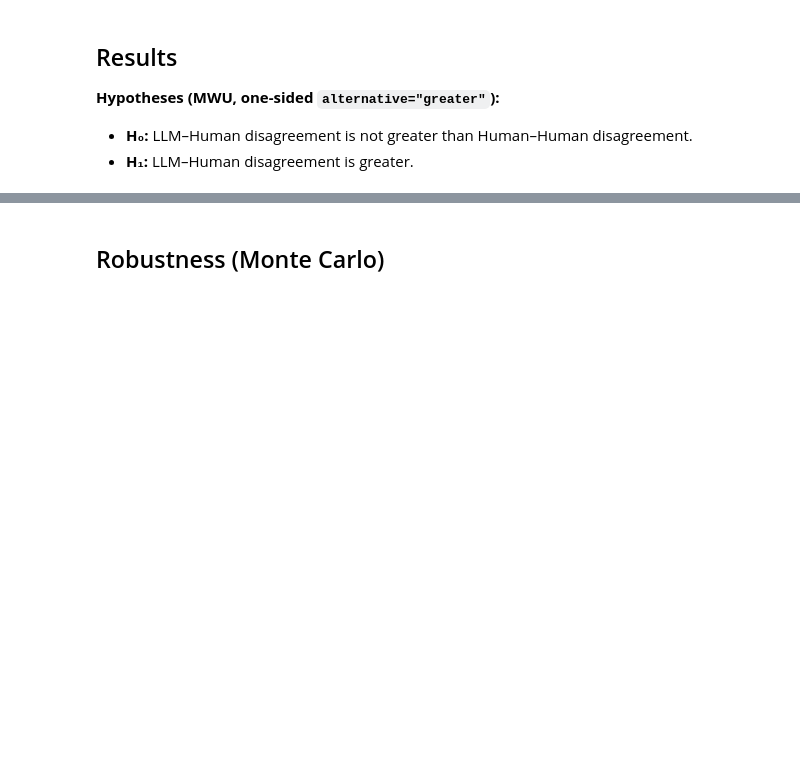
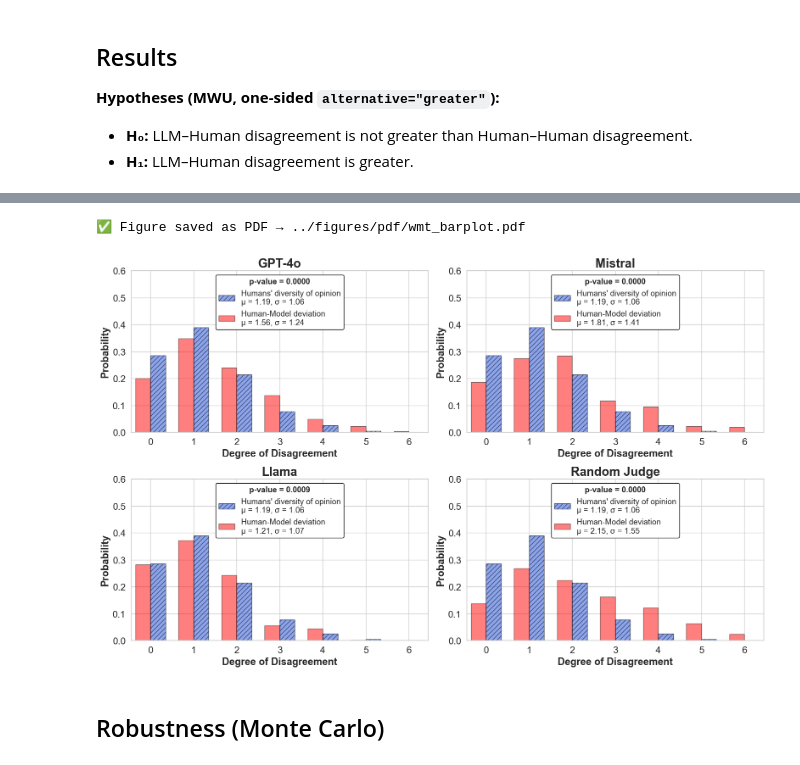
Before and after one commit to Ocean-code-1995/llm-judge-good-enough, a Jupyter notebook: benchmarks/wmt-human/src/analysis.ipynb, the cells around one changed output, grey strips where cells are left out. Saved outputs shown, nothing was run; the diff lists cells and outputs as text; code cells hidden in the pictures; blank space fills up the shorter version.

```diff
--- a/benchmarks/wmt-human/src/analysis.ipynb
+++ b/benchmarks/wmt-human/src/analysis.ipynb
@@ -159,10 +191,13 @@ print(f"RANDOM vs. Human: {round(random_human_pvalue, 4)}")
 # %%
 good_enough.plot_judges_grid(
     bins=np.arange(0, 8),
     bar_width=0.35,
     y_lim=0.6,
-    save_path="../svg/wmt_barplot.svg"
+    save_path="../figures/pdf/wmt_barplot.pdf"
 )
+# %% [output]
+✅ Figure saved as PDF → ../figures/pdf/wmt_barplot.pdf
+[figure, added]
 # %% [markdown]
 ## Robustness (Monte Carlo)
 # %%
```
Also changed, not shown: parts of 9 cells of this notebook, 6 other files.
